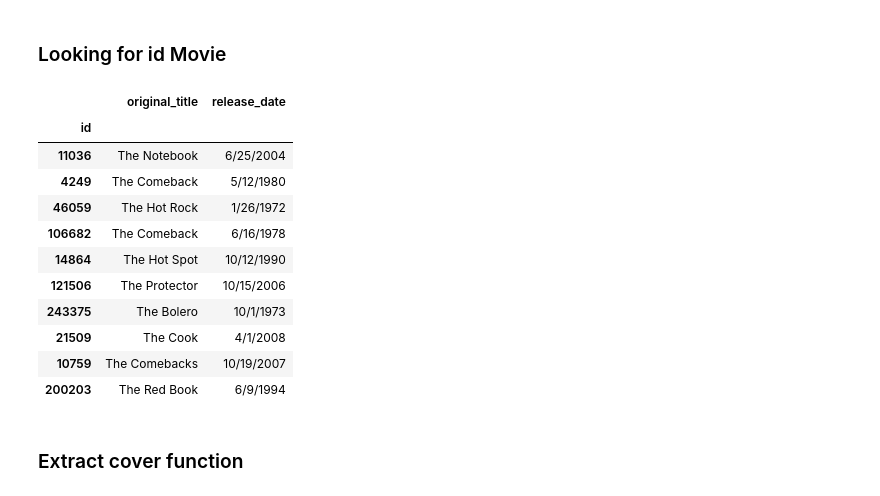
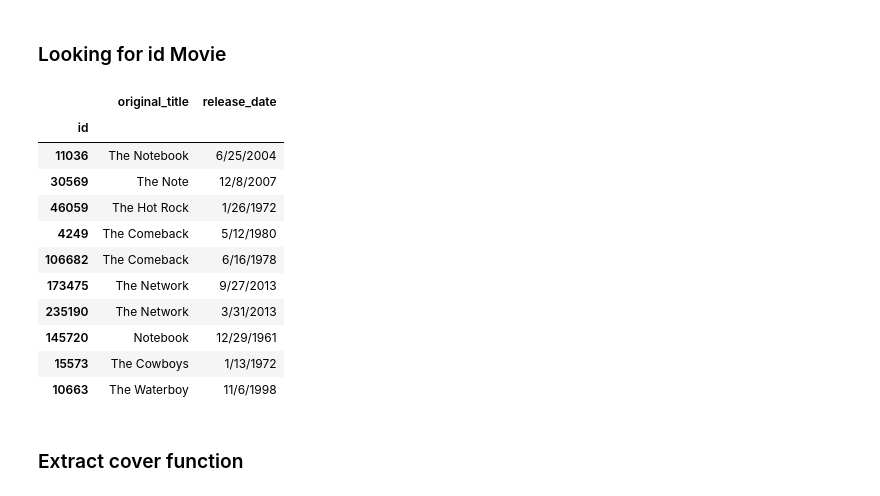
Before and after one commit to juanagsolano/content_based_filtering, a Jupyter notebook: ml_model.ipynb, the cells around one changed output. Cells and saved outputs as stored; diff of their text form; code cells hidden in the pictures.

```diff
--- a/ml_model.ipynb
+++ b/ml_model.ipynb
@@ -287,27 +287,27 @@ plt.show()
 # %%
 from jellyfish import levenshtein_distance
 
 # Looking for similarity names movies
-movie_name = "The notebook"
+movie_name = "The Notebook"
 
 # Calculates distance beetwen movie name and list fo titles
 idx = titles["original_title"].apply(
     lambda x: levenshtein_distance(movie_name,x))
 idx = idx.sort_values()[:10]    # Sort vector distances and extract first 10
 titles.loc[idx.index]           # Show title names
 # %% [output]
 |  | original_title | release_date |
 | id |  |  |
 | 11036 | The Notebook | 6/25/2004 |
+| 30569 | The Note | 12/8/2007 |
+| 46059 | The Hot Rock | 1/26/1972 |
 | 4249 | The Comeback | 5/12/1980 |
-| 46059 | The Hot Rock | 1/26/1972 |
 | 106682 | The Comeback | 6/16/1978 |
-| 14864 | The Hot Spot | 10/12/1990 |
-| 121506 | The Protector | 10/15/2006 |
-| 243375 | The Bolero | 10/1/1973 |
-| 21509 | The Cook | 4/1/2008 |
-| 10759 | The Comebacks | 10/19/2007 |
-| 200203 | The Red Book | 6/9/1994 |
+| 173475 | The Network | 9/27/2013 |
+| 235190 | The Network | 3/31/2013 |
+| 145720 | Notebook | 12/29/1961 |
+| 15573 | The Cowboys | 1/13/1972 |
+| 10663 | The Waterboy | 11/6/1998 |
 # %% [markdown]
 ### Extract cover function
 # %%
```
Also changed, not shown: parts of 8 cells of this notebook, 3 other files.
